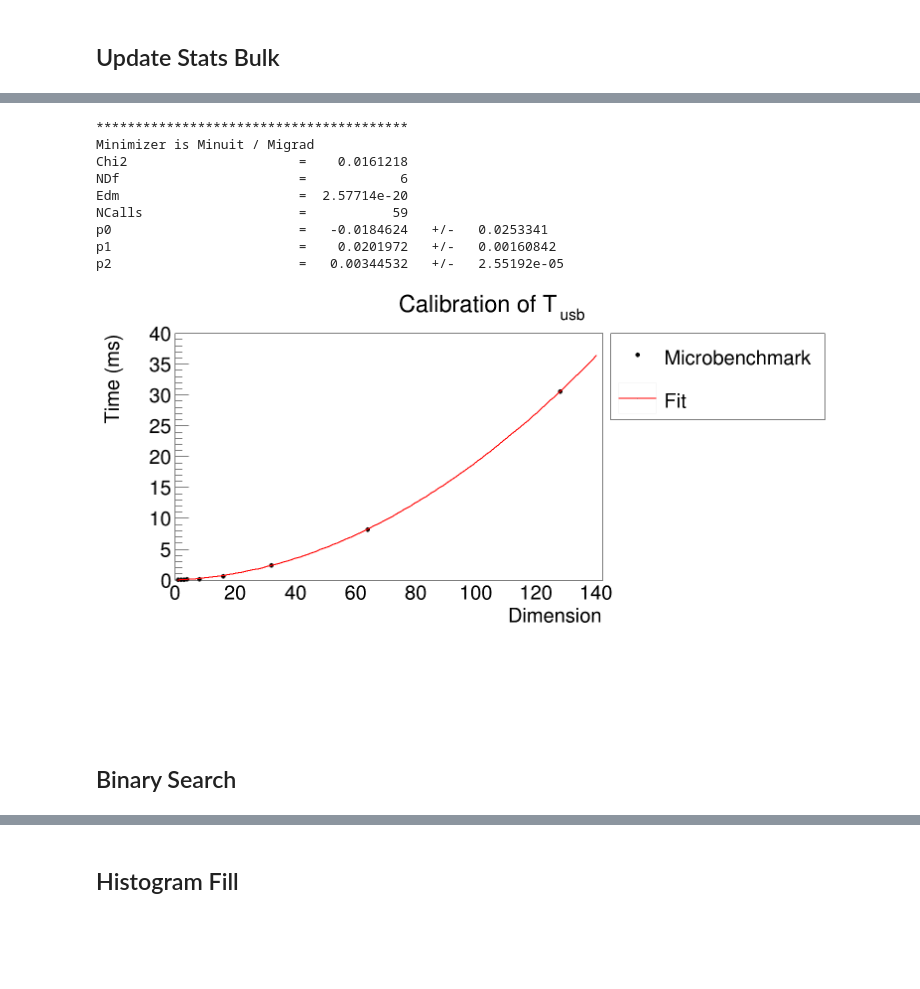
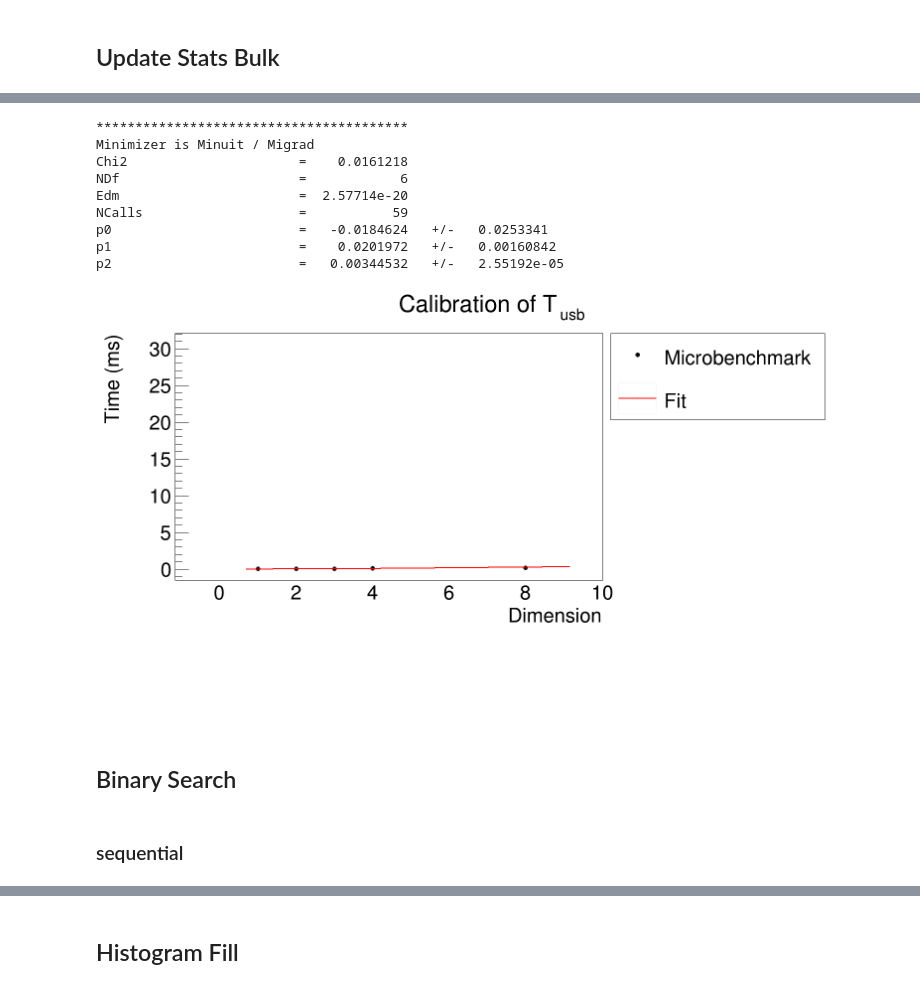
Before and after one commit to jolly-chen/msc-project, a Jupyter notebook: cpu-sequential/validation.ipynb, the cells around one changed output, grey strips where cells are left out. Cells and saved outputs as stored; diff of their text form; code cells hidden in the pictures; blank space fills up the shorter version.

```diff
--- a/cpu-sequential/validation.ipynb
+++ b/cpu-sequential/validation.ipynb
@@ -74,51 +523,55 @@ h = 900
 c = ROOT.TCanvas("c1", "", w, h)
 c.SetRightMargin(0.36)
 c.SetBottomMargin(0.33)
+c.Divide(1, 3);
 
 l = ROOT.TLegend(0.65, 0.7, 0.92, 0.9)
 l.SetTextSize(0.05)
 
+title="Calibration of T_{usb}"
+mg = ROOT.TMultiGraph("mg", title)
+
 g = ROOT.TGraph(len(usb_df["param"]), usb_df["param"].values, usb_df["real_time"].values)
 g.SetMarkerSize(1)
 g.SetMarkerStyle(20)
-g.Draw("AP")
+mg.Add(g, "P")
 l.AddEntry(g, "Microbenchmark", "p")
 
 model_usb = ROOT.TF1("f_usb", f_usb, 1, 200, 3)
 fit = g.Fit(model_usb, "S")
-# l.AddEntry(f_usb, f"Fit:{round(f_usb.GetParameter(0), 2)} + dim * {round(f_usb.GetParameter(1), 2)} + dim * (dim-1) * {round(f_usb.GetParameter(2), 2)}")
 l.AddEntry(model_usb, f"Fit")
 
-xaxis = g.GetXaxis()
+xaxis = mg.GetXaxis()
 xaxis.SetTitle("Dimension")
 # xaxis.SetTitleOffset(3)
 xaxis.SetTitleSize(0.05)
 xaxis.SetTickSize(0)
 xaxis.SetLabelSize(0.05)
 xaxis.LabelsOption("vM")
-xaxis.SetRangeUser(0, 200)
+xaxis.SetRangeUser(0, 10)
 
-yaxis = g.GetYaxis()
+yaxis = mg.GetYaxis()
 yaxis.SetTitle(f"Time ({usb_df['time_unit'][0]})")
 yaxis.SetTitleSize(0.05)
 yaxis.SetLabelSize(0.05)
-yaxis.SetRangeUser(0, 40)
+# yaxis.SetRangeUser(0, 40)
 
-title="Calibration of T_{usb}"
-g.SetTitle(title)
+mg.Draw("A")
 
 l.Draw()
 c.Draw()
 # %% [output]
 ****************************************
 Minimizer is Minuit / Migrad
 Chi2                      =    0.0161218
 NDf                       =            6
 Edm                       =  2.57714e-20
 NCalls                    =           59
 p0                        =   -0.0184624   +/-   0.0253341
 p1                        =    0.0201972   +/-   0.00160842
 p2                        =   0.00344532   +/-   2.55192e-05
-[figure, old version]
+[figure, new version]
 # %% [markdown]
 ## Binary Search
+# %% [markdown]
+### sequential
```
Also changed, not shown: parts of 43 cells of this notebook, 2 other files.
